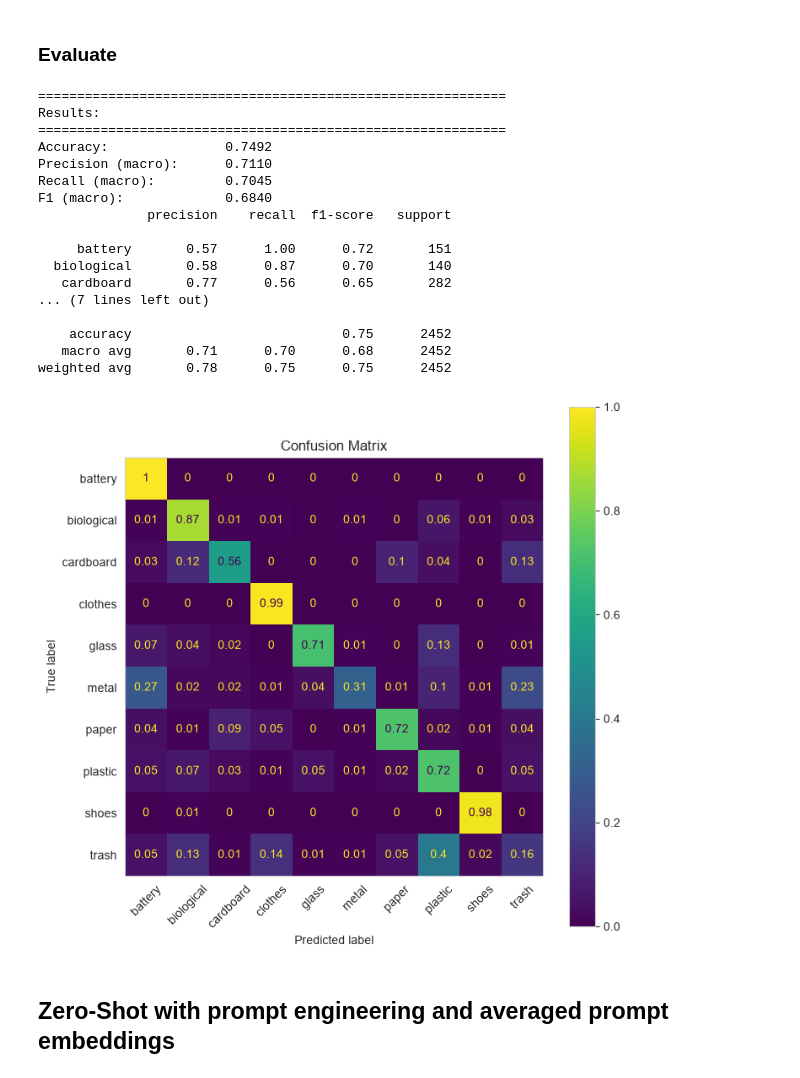
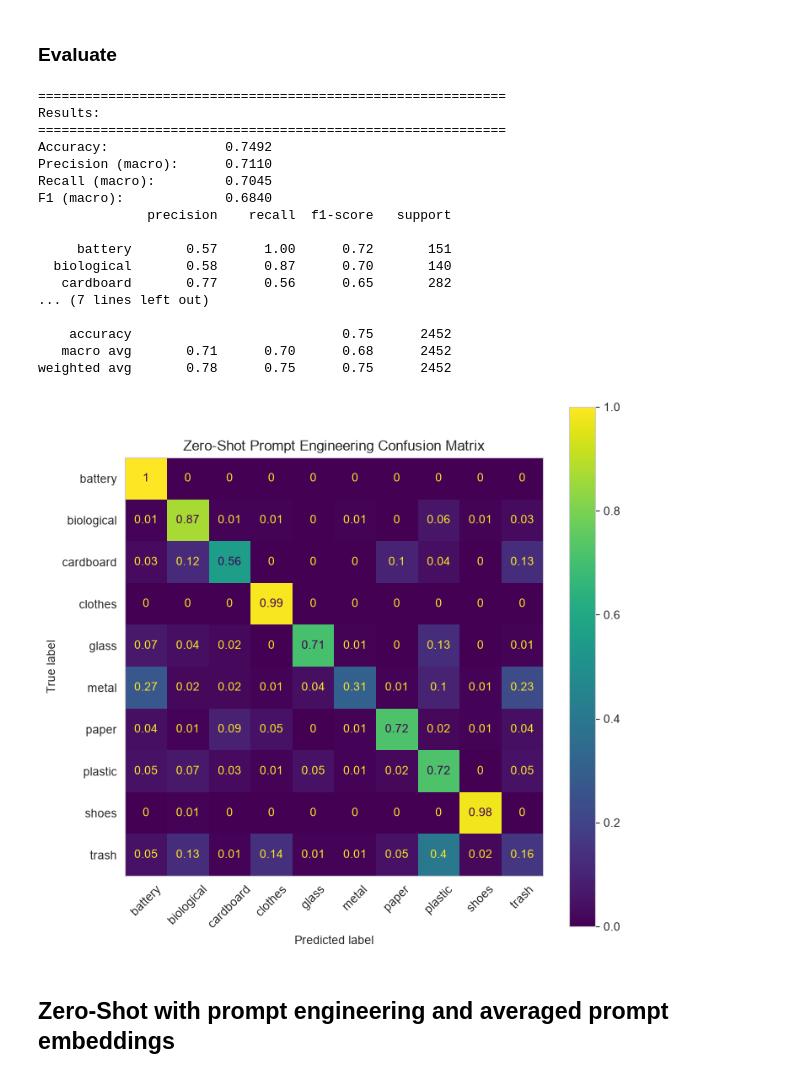
Before and after one commit to Nello-pn/trashCLIP, a Jupyter notebook: CLIP_ZeroShot.ipynb, the cells around one changed output. Cells and saved outputs as stored; diff of their text form; code cells hidden in the pictures.

```diff
--- a/CLIP_ZeroShot.ipynb
+++ b/CLIP_ZeroShot.ipynb
@@ -329,26 +329,26 @@ true_labels_text = [labels[id] for id in true_labels]
 ### Evaluate
 # %%
 metrics_dict_prompts = evaluate_predictions(true_labels_text, predicted_labels)
-plot_conf_matrix(true_labels_text, predicted_labels, display_labels=labels)
+plot_conf_matrix(true_labels_text, predicted_labels, display_labels=labels, title="Zero-Shot Prompt Engineering Confusion Matrix")
 # %% [output]
 ============================================================
 Results:
 ============================================================
 Accuracy:               0.7492
 Precision (macro):      0.7110
 Recall (macro):         0.7045
 F1 (macro):             0.6840
               precision    recall  f1-score   support
 
      battery       0.57      1.00      0.72       151
   biological       0.58      0.87      0.70       140
    cardboard       0.77      0.56      0.65       282
 ... (7 lines left out)
 
     accuracy                           0.75      2452
    macro avg       0.71      0.70      0.68      2452
 weighted avg       0.78      0.75      0.75      2452
-[figure, old version]
+[figure, new version]
 # %% [markdown]
 ## Zero-Shot with prompt engineering and averaged prompt embeddings
 # %% [markdown]
```
Also changed, not shown: parts of 3 cells of this notebook, 1 other file.
